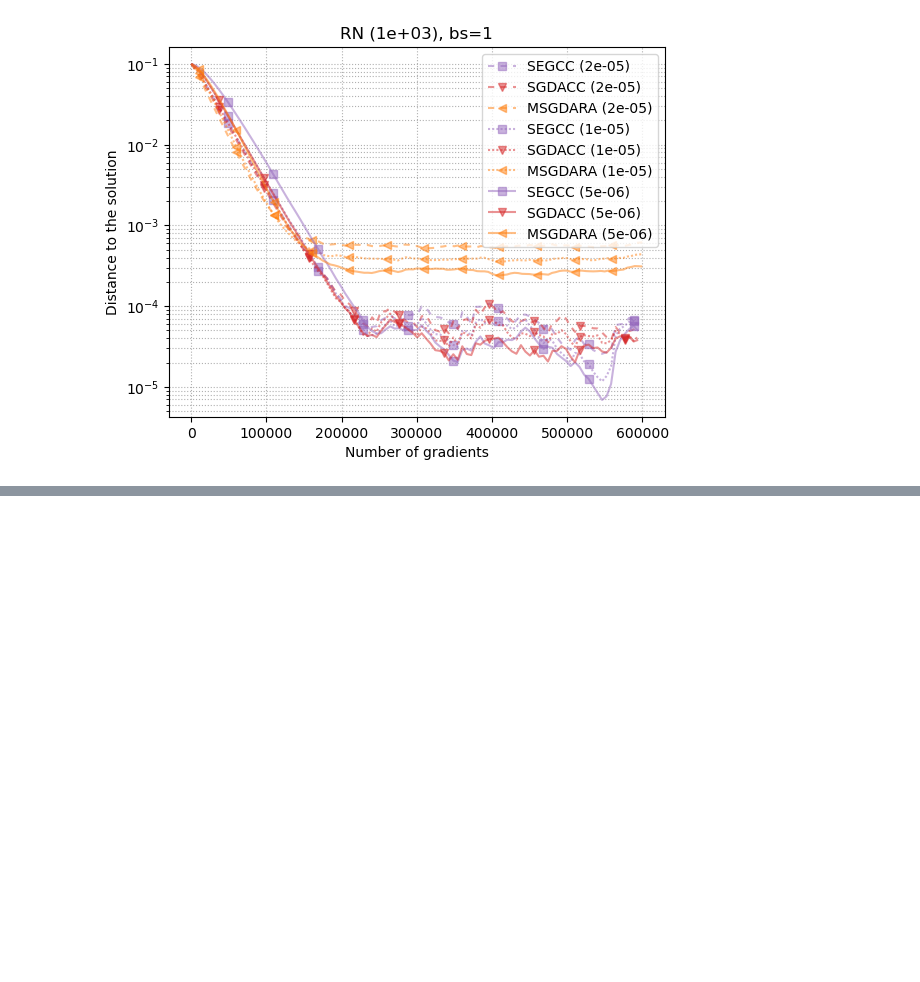
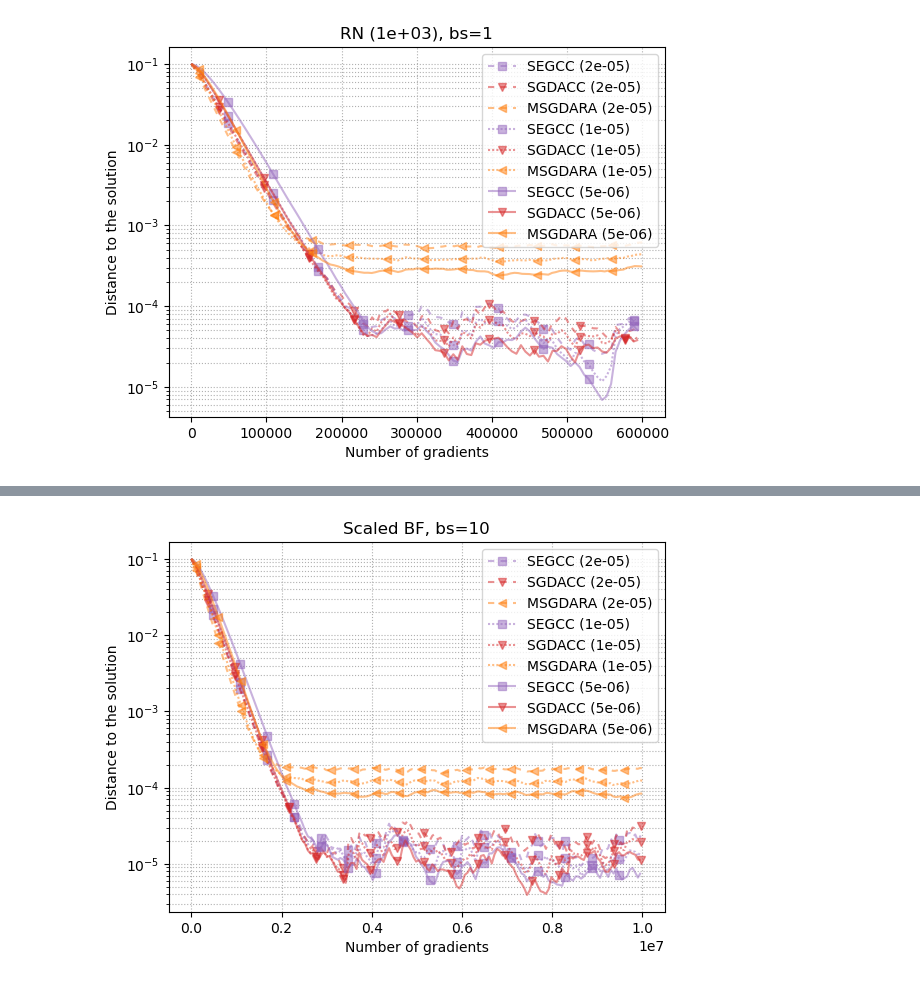
Before and after one commit to nazya/sgda-ra, a Jupyter notebook: plot-LR-ALIE-IPM.ipynb, the cells around one changed output, grey strips where cells are left out. Cells and saved outputs as stored; diff of their text form; code cells hidden in the pictures; blank space fills up the shorter version.

```diff
--- a/plot-LR-ALIE-IPM.ipynb
+++ b/plot-LR-ALIE-IPM.ipynb
@@ -388,0 +452,58 @@ for an, bs, end in [('BF', 10, 7e7)]:
+# %%
+client = MlflowClient(tracking_uri=tracking_uri)
+e = client.get_experiment_by_name(experiment_name)
+runs = client.search_runs(experiment_ids=[e.experiment_id],
+                          filter_string='',
+                          run_view_type=ViewType.ACTIVE_ONLY)
+
+optimizer_names = ['SGDARA', 'MSGDARA', 'SEGRA', 'RDEG'] #'SGDA']
+optimizer_names = ['SGDA', 'MSGDARA', 'SGDACC', 'SEGCC']
+# optimizer_names = ['SGDA', 'MSGDARA', 'SGDACC', 'SEGCC']
+for an, bs, end in [('BF', 10, 7e7)]:
+    for r in runs:
+        config = mlflow.artifacts.load_dict(r.info.artifact_uri+'/config.json')
+
+        if config['batch_size'] != bs:
+            continue
+
+        if config['attack']['name'] != an:
+            continue
+
+        if config['optimizer']['name'] not in optimizer_names:
+            continue
+
+        beg = 9e6
+        beg = 0
+
+        end = 1e6*bs
+
+        style = lrs.index(config['lr'])
+
+        label = config[label_key]['name']+' (%.e)' % config['lr']
+        i = config[label_key]['id']
+        history = client.get_metric_history(run_id=r.info.run_id, key=metric_key)
+        y = np.array([h.value for h in history])
+        x = np.array([h.timestamp for h in history])
+        # x = np.array([h.step for h in history])
+        mask = (x >= beg)*(x <= end)
+        x, y = x[mask], y[mask]
+
+        y = smooth(y, 0.8)
+
+        plt.plot(x, y,
+                 alpha=0.5, color=colors[i],
+                 marker=markers[i], markevery=slice(2*i, len(x), 10),
+                 label=label, linestyle=linestyles[style][1])
+
+    title = 'Scaled %s, bs=%i' % (an, bs)
+    plt.title(title)
+    plt.xlabel('Number of gradients')
+    plt.ylabel('Distance to the solution')
+    plt.yscale('log')
+    plt.xscale('linear')
+    plt.grid(True, which="both", ls='dotted')
+    plt.legend()
+    plt.savefig('figures/lr/'+title+'.pdf', bbox_inches='tight')
+    plt.show()
+# %% [output]
+[figure, added]
```
Also changed, not shown: parts of 6 cells of this notebook, 3 other files.
